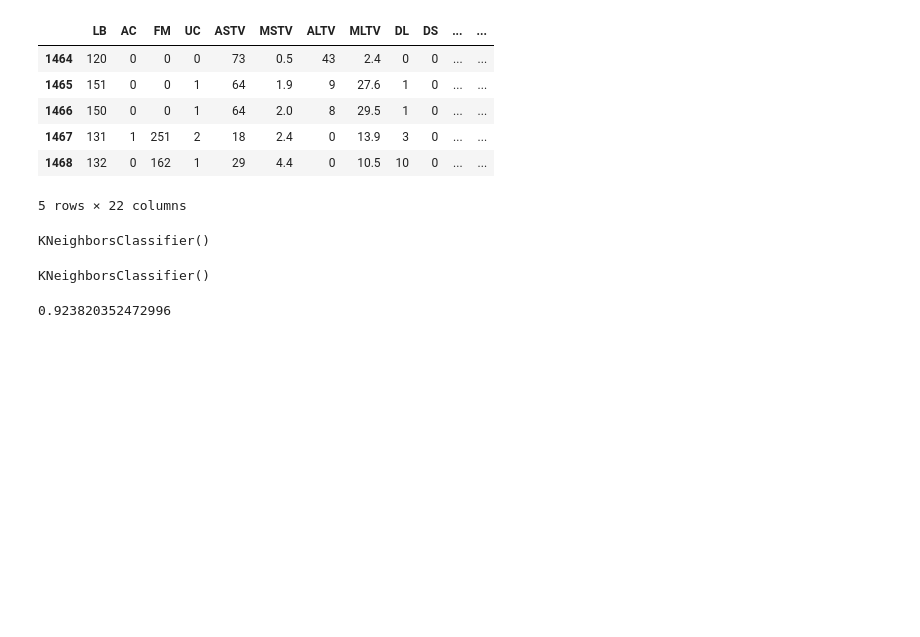
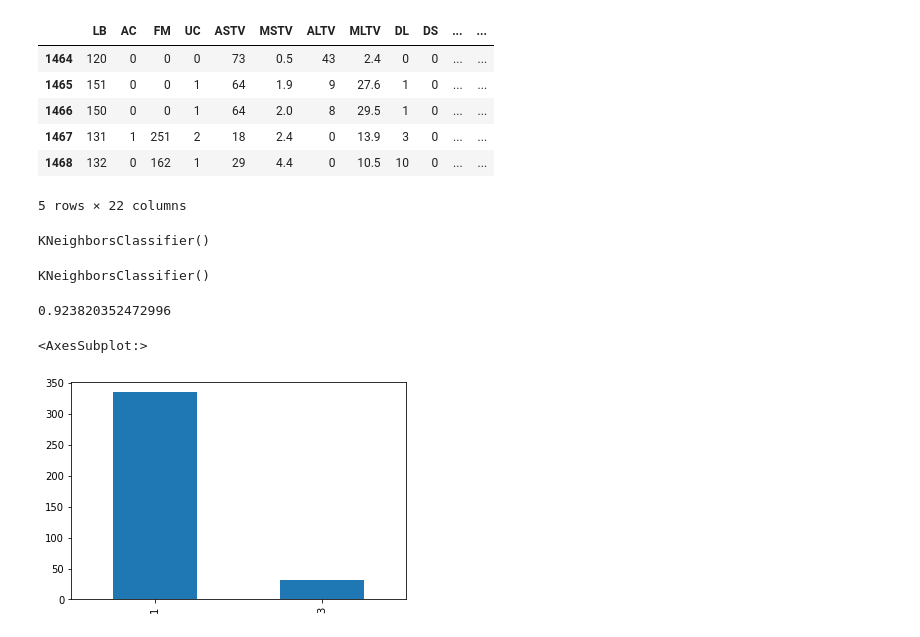
Before and after one commit to LuisMartinSchick/ai_at_uni_ibm, a Jupyter notebook: hackaton/ibm@uni.ipynb, the cells around one changed output. Cells and saved outputs as stored; diff of their text form; code cells hidden in the pictures; blank space fills up the shorter version.

```diff
--- a/hackaton/ibm@uni.ipynb
+++ b/hackaton/ibm@uni.ipynb
@@ -123,3 +125,25 @@ KNeighborsClassifier()
 clf_nn.score(X, y)
 # %% [output]
 0.923820352472996
+# %%
+data_withoutSuspect = data.loc[data["NSP"] != 2]
+# %%
+X_withoutSuspect = data_withoutSuspect.drop(["NSP"], axis=1)
+
+y_withoutSuspect = data_withoutSuspect["NSP"]
+
+clf_nn_wS = KNeighborsClassifier(n_neighbors=5)
+clf_nn_wS
+clf_nn_wS.fit(X_withoutSuspect, y_withoutSuspect)
+
+clf_nn_wS.score(X_withoutSuspect, y_withoutSuspect)
+
+final_model = clf_nn_wS.predict(data_test.drop(["NSP"], axis=1))
+final_model
+data_test_copy=data_test
+data_test_copy["NSP"]=final_model
+data_test_copy.head()
+data_test_copy["NSP"].value_counts().plot(kind="bar")
+# %% [output]
+<AxesSubplot:>
+[figure, added]
```
Also changed, not shown: parts of 6 cells of this notebook, 1 other file.
